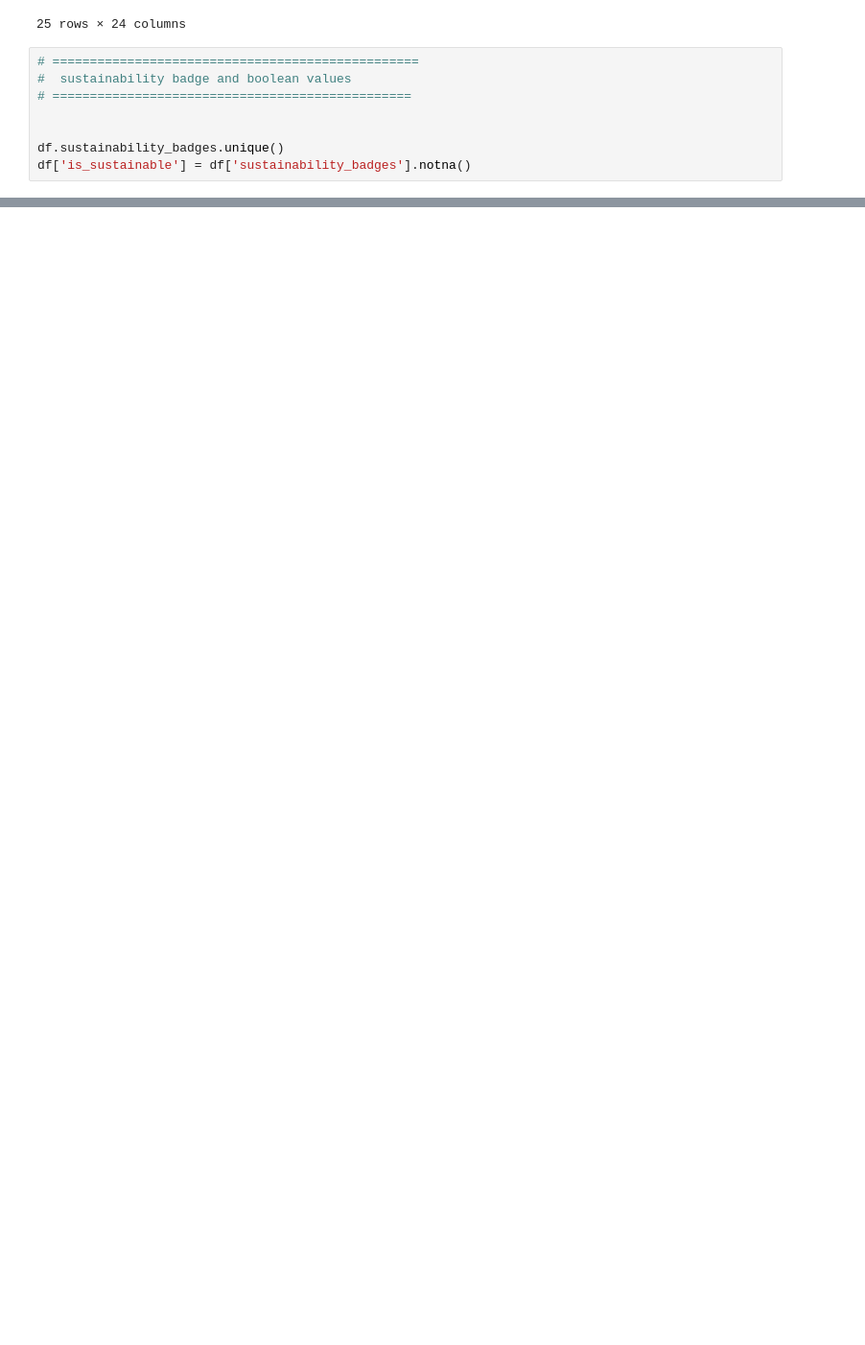
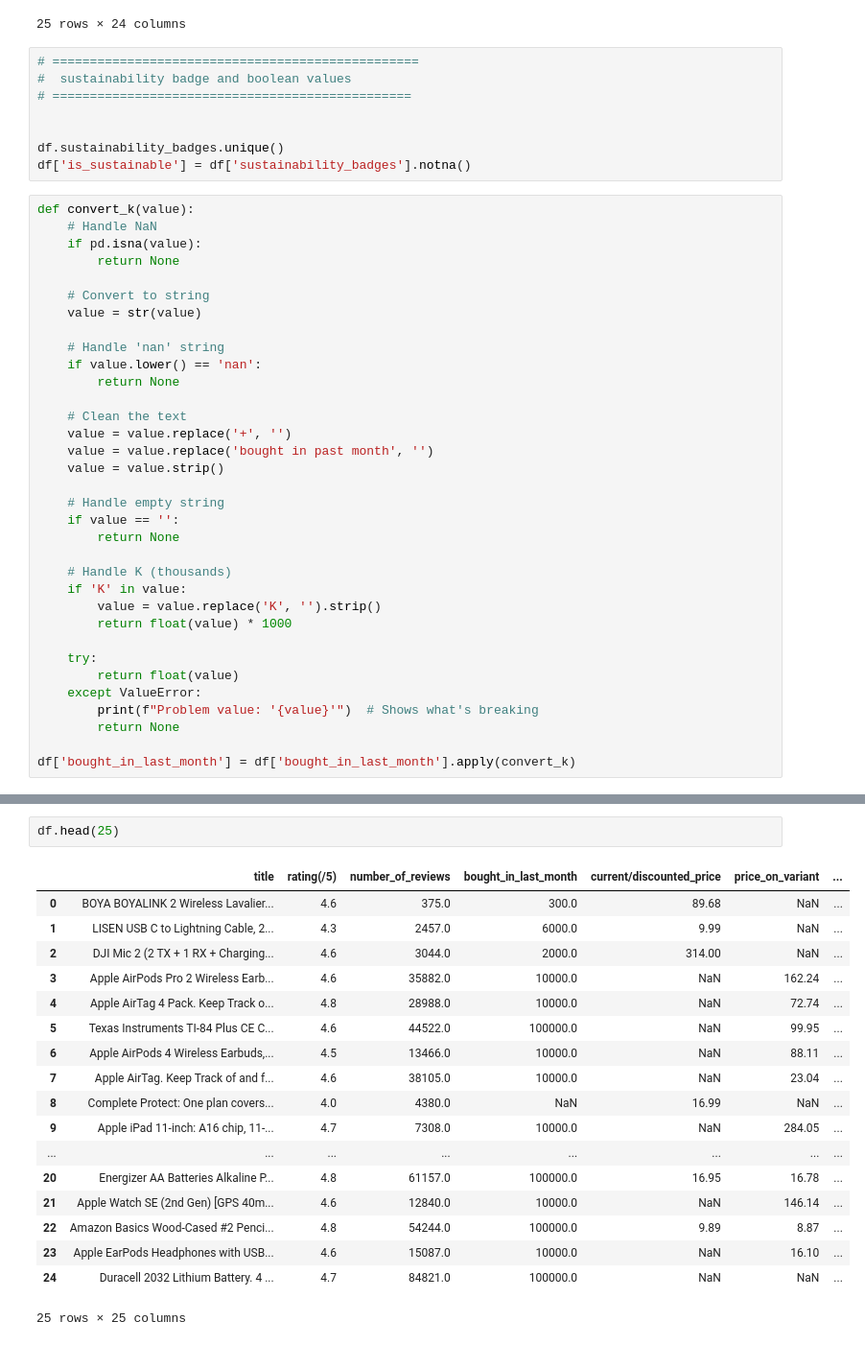
Before and after one commit to Saint-Fiston/amazon-sales2025, a Jupyter notebook: main.ipynb, the cells around one changed output, grey strips where cells are left out. Shown at 96% size. Drawn from its saved outputs; the diff is of its cells as text; blank space fills up the shorter version.

```diff
--- a/main.ipynb
+++ b/main.ipynb
@@ -1000,3 +1000,37 @@ df.head(25)
 
 df.sustainability_badges.unique()
 df['is_sustainable'] = df['sustainability_badges'].notna()
+# %%
+def convert_k(value):
+    # Handle NaN
+    if pd.isna(value):
+        return None
+
+    # Convert to string
+    value = str(value)
+
+    # Handle 'nan' string
+    if value.lower() == 'nan':
+        return None
+
+    # Clean the text
+    value = value.replace('+', '')
+    value = value.replace('bought in past month', '')
+    value = value.strip()
+
+    # Handle empty string
+    if value == '':
+        return None
+
+    # Handle K (thousands)
+    if 'K' in value:
+        value = value.replace('K', '').strip()
+        return float(value) * 1000
+
+    try:
+        return float(value)
+    except ValueError:
+        print(f"Problem value: '{value}'")  # Shows what's breaking
+        return None
+
+df['bought_in_last_month'] = df['bought_in_last_month'].apply(convert_k)
@@ -1002,0 +1075,21 @@ df['is_sustainable'] = df['sustainability_badges'].notna()
+# %%
+df.head(25)
+# %% [output]
+|  | title | rating(/5) | number_of_reviews | bought_in_last_month | current/discounted_price | price_on_variant | ... |
+| 0 | BOYA BOYALINK 2 Wireless Lavalier... | 4.6 | 375.0 | 300.0 | 89.68 | NaN | ... |
+| 1 | LISEN USB C to Lightning Cable, 2... | 4.3 | 2457.0 | 6000.0 | 9.99 | NaN | ... |
+| 2 | DJI Mic 2 (2 TX + 1 RX + Charging... | 4.6 | 3044.0 | 2000.0 | 314.00 | NaN | ... |
+| 3 | Apple AirPods Pro 2 Wireless Earb... | 4.6 | 35882.0 | 10000.0 | NaN | 162.24 | ... |
+| 4 | Apple AirTag 4 Pack. Keep Track o... | 4.8 | 28988.0 | 10000.0 | NaN | 72.74 | ... |
+| 5 | Texas Instruments TI-84 Plus CE C... | 4.6 | 44522.0 | 100000.0 | NaN | 99.95 | ... |
+| 6 | Apple AirPods 4 Wireless Earbuds,... | 4.5 | 13466.0 | 10000.0 | NaN | 88.11 | ... |
+| 7 | Apple AirTag. Keep Track of and f... | 4.6 | 38105.0 | 10000.0 | NaN | 23.04 | ... |
+| 8 | Complete Protect: One plan covers... | 4.0 | 4380.0 | NaN | 16.99 | NaN | ... |
+| 9 | Apple iPad 11-inch: A16 chip, 11-... | 4.7 | 7308.0 | 10000.0 | NaN | 284.05 | ... |
+| ... | ... | ... | ... | ... | ... | ... | ... |
+| 20 | Energizer AA Batteries Alkaline P... | 4.8 | 61157.0 | 100000.0 | 16.95 | 16.78 | ... |
+| 21 | Apple Watch SE (2nd Gen) [GPS 40m... | 4.6 | 12840.0 | 10000.0 | NaN | 146.14 | ... |
+| 22 | Amazon Basics Wood-Cased #2 Penci... | 4.8 | 54244.0 | 100000.0 | 9.89 | 8.87 | ... |
+| 23 | Apple EarPods Headphones with USB... | 4.6 | 15087.0 | 10000.0 | NaN | 16.10 | ... |
+| 24 | Duracell 2032 Lithium Battery. 4 ... | 4.7 | 84821.0 | 100000.0 | NaN | NaN | ... |
+25 rows × 25 columns
```
Also changed, not shown: parts of 3 cells of this notebook.
